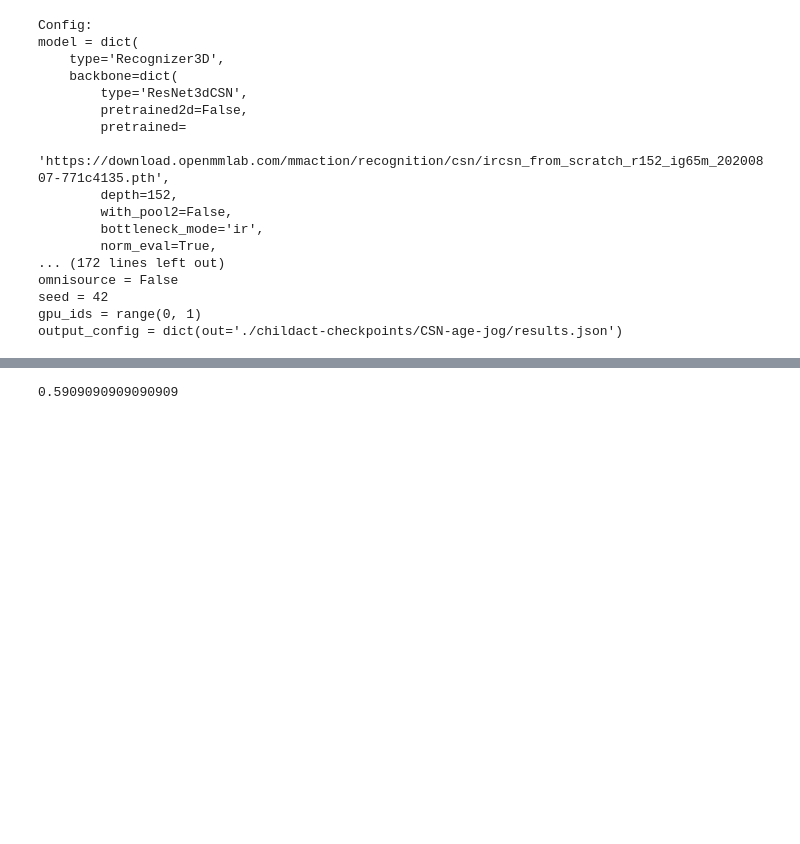
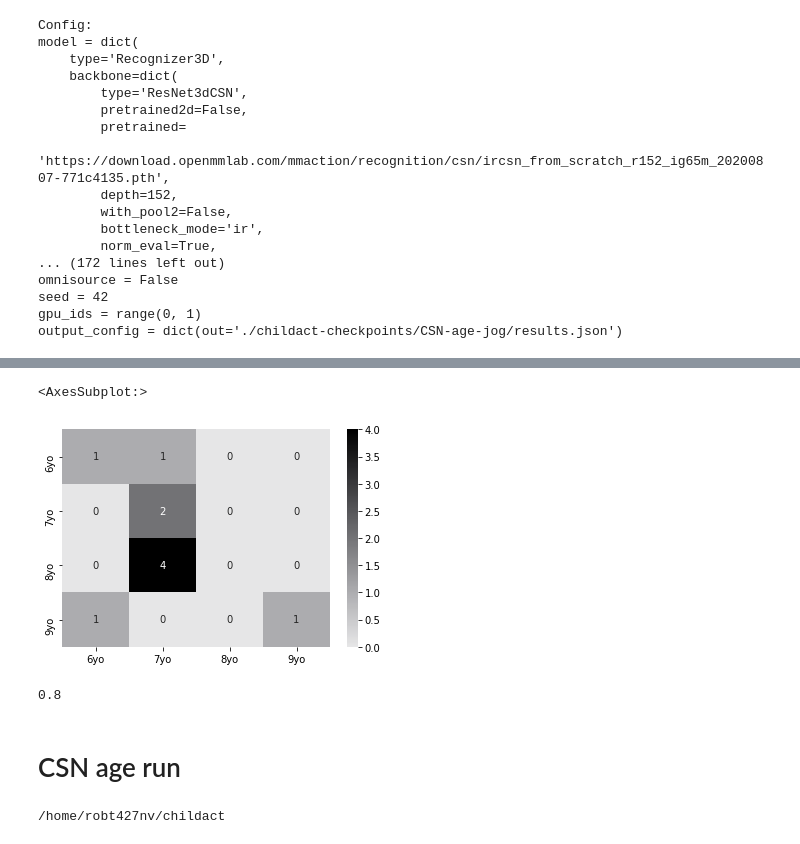
Before and after one commit to androbaza/CV-child-action-recognition, a Jupyter notebook: Gender recognition split by classes.ipynb, the cells around one changed output, grey strips where cells are left out. Cells and saved outputs as stored; diff of their text form; code cells hidden in the pictures; blank space fills up the shorter version.

```diff
--- a/Gender recognition split by classes.ipynb
+++ b/Gender recognition split by classes.ipynb
@@ -998,7 +1048,7 @@ dataset = build_dataset(cfg.data.test, dict(test_mode=True))
 data_loader = build_dataloader(
         dataset,
         videos_per_gpu=1,
-        workers_per_gpu=2,
+        workers_per_gpu=1,
         dist=False,
         shuffle=False)
 model = MMDataParallel(model, device_ids=[0])
@@ -1015,16 +1078,25 @@ dataset.dump_results(outputs, **output_config)
 # %%
 import seaborn as sns
 import numpy as np
 from mmaction.core import confusion_matrix
 
 gt_labels = [ann['label'] for ann in dataset.load_annotations()]
 pred = np.argmax(outputs, axis=1)
 cf_mat = confusion_matrix(pred, gt_labels).astype(float)
 cmap = sns.cubehelix_palette(50, hue=0.05, rot=0, light=0.9, dark=0, as_cmap=True)
 # /np.sum(cf_mat), fmt='.2%',
-sns.heatmap(cf_mat, cmap=cmap, annot=True, xticklabels = ['6yo', '7yo', '8yo', '9yo', '10yo', '11yo'], yticklabels = ['6yo', '7yo', '8yo', '9yo', '10yo', '11yo'])
+sns.heatmap(cf_mat, cmap=cmap, annot=True, xticklabels = ['6yo', '7yo', '8yo', '9yo'], yticklabels = ['6yo', '7yo', '8yo', '9yo'])
+# %% [output]
+<AxesSubplot:>
+[figure, added]
 # %%
-mean_error = (4+2+1+2+2+1+1)/22 #number of all tested videos
+mean_error = (1+4+3)/10 #number of all tested videos
 print(mean_error)
 # %% [output]
-0.5909090909090909
+0.8
+# %% [markdown]
+# CSN age run
+# %%
+cd /home/robt427nv/childact/
+# %% [output]
+/home/robt427nv/childact
```
Also changed, not shown: parts of 11 cells of this notebook.
